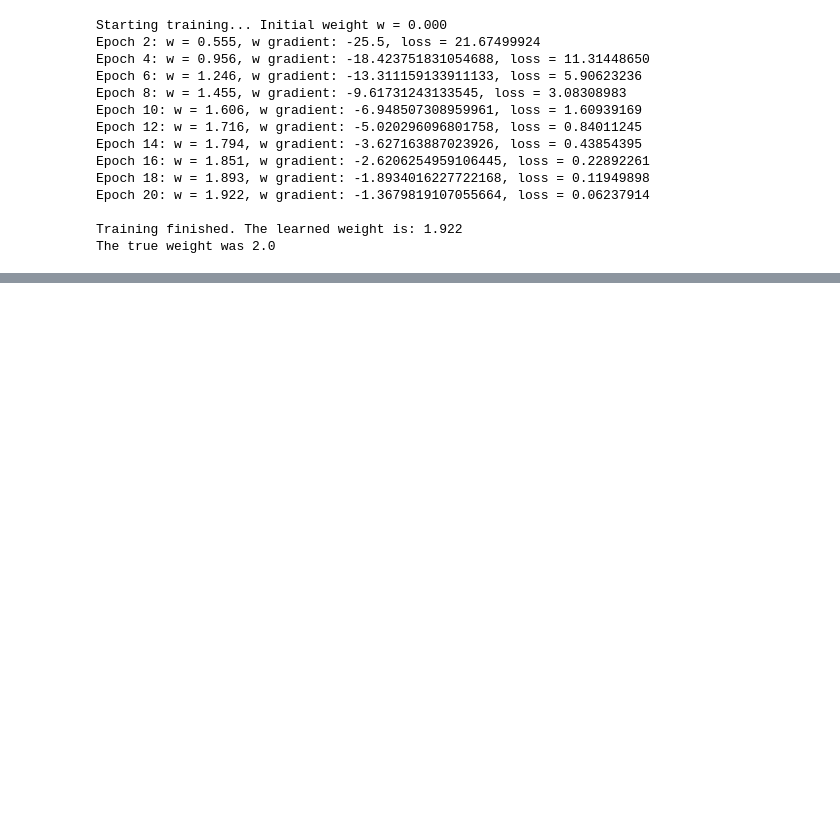
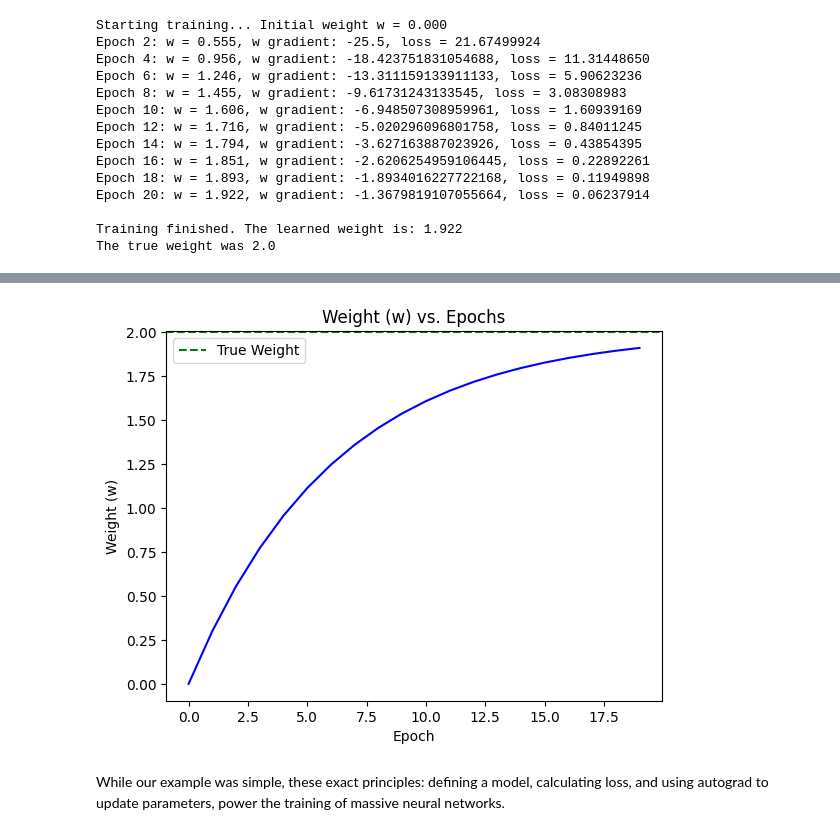
Before and after one commit to acharyas121/acharyas121.github.io, a Jupyter notebook: posts/pytorch_gradients.ipynb, the cells around one changed output, grey strips where cells are left out. Saved outputs shown, nothing was run; the diff lists cells and outputs as text; code cells hidden in the pictures; blank space fills up the shorter version.

```diff
--- a/posts/pytorch_gradients.ipynb
+++ b/posts/pytorch_gradients.ipynb
@@ -76,0 +104,16 @@ The true weight was 2.0
+# %%
+# Create the plots
+fig = plt.figsize=(8, 10)
+
+# Plot 2: Weight vs. Epochs
+plt.plot(weights_history, 'b-')
+plt.axhline(y=2.0, color='g', linestyle='--', label="True Weight") # Add line for the true weight
+plt.title("Weight (w) vs. Epochs")
+plt.xlabel("Epoch")
+plt.ylabel("Weight (w)")
+plt.legend()
+plt.show()
+# %% [output]
+[figure, added]
+# %% [markdown]
+While our example was simple, these exact principles: defining a model, calculating loss, and using autograd to update parameters, power the training of massive neural networks.
```
Also changed, not shown: parts of 7 cells of this notebook, 7 other files.
